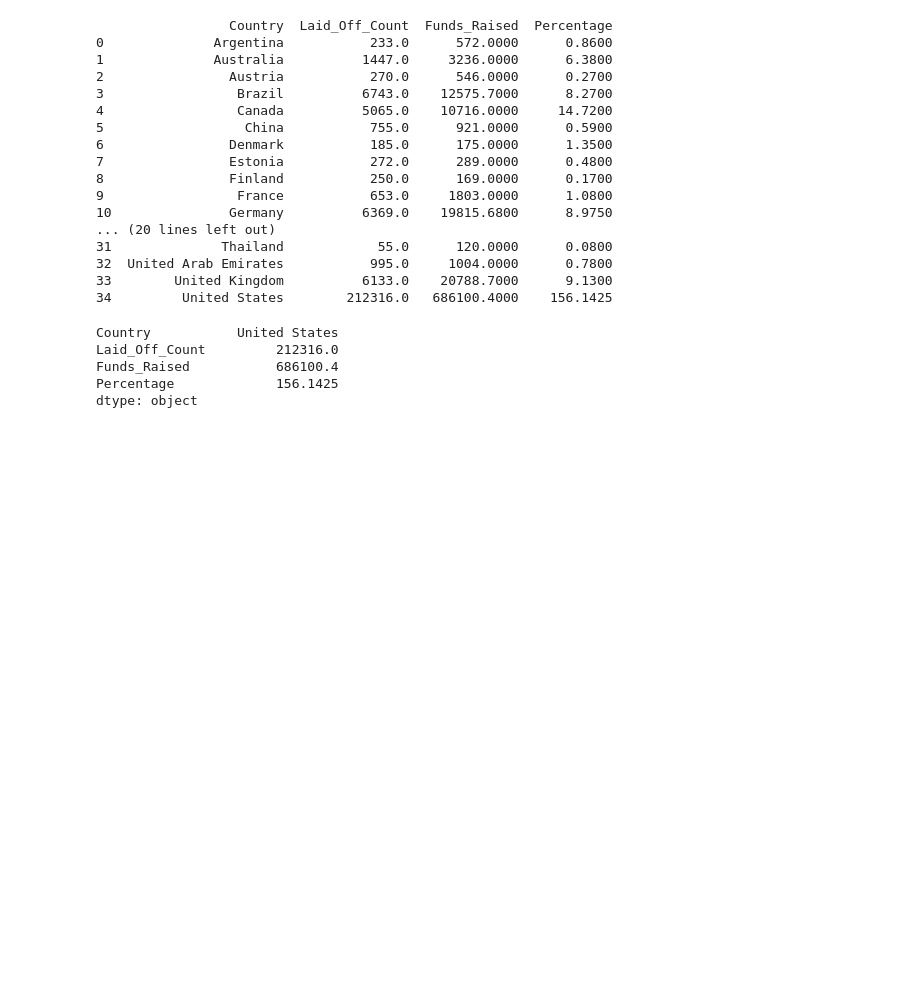
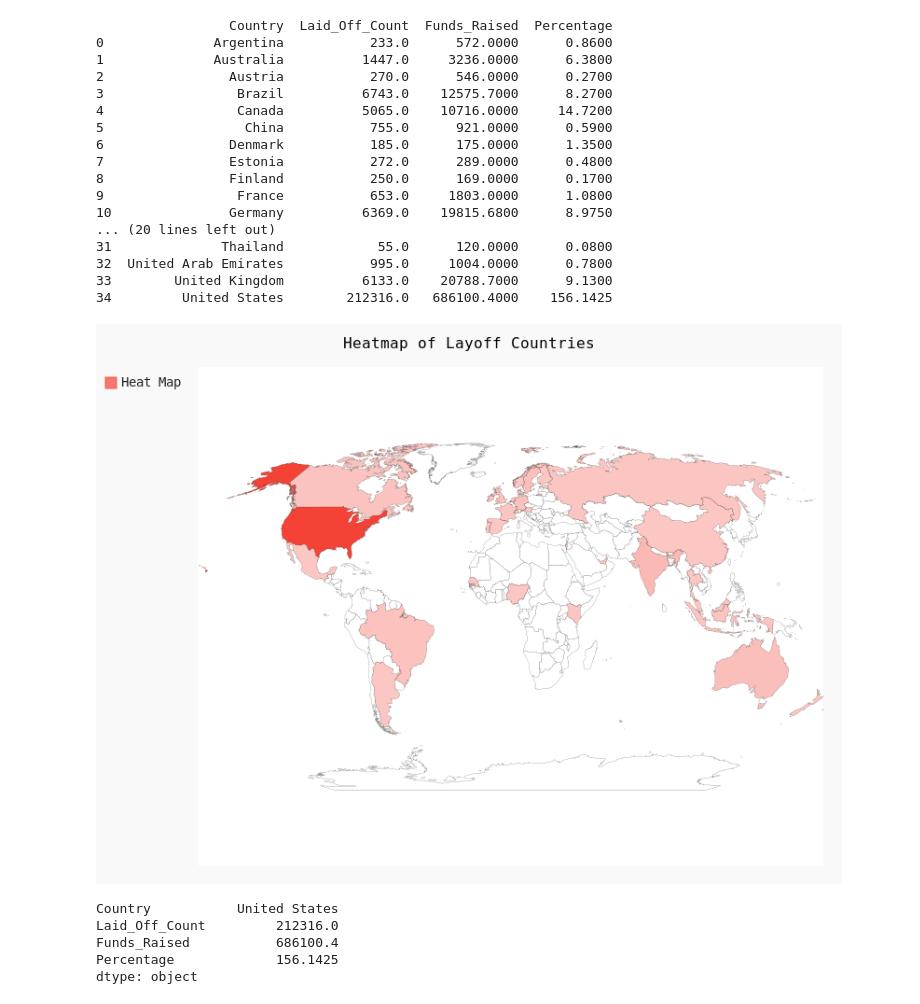
Before and after one commit to ChandaSourav/MachineLearning, a Jupyter notebook: layoffs-dataset.ipynb, the cells around one changed output. Drawn from its saved outputs; the diff is of its cells as text; code cells hidden in the pictures; blank space fills up the shorter version.

```diff
--- a/layoffs-dataset.ipynb
+++ b/layoffs-dataset.ipynb
@@ -225,3 +216,45 @@ print(df_country)
 32  United Arab Emirates           995.0     1004.0000      0.7800
 33        United Kingdom          6133.0    20788.7000      9.1300
 34         United States        212316.0   686100.4000    156.1425
+# %%
+worldmap = World()
+worldmap.title = 'Heatmap of Layoff Countries'
+worldmap.add('Heat Map', {
+    'fr' : 653,
+    'us' : 212316,
+    'gb' : 6133,
+    'ie' : 366,
+    'ca' : 5065,
+    'in' : 20811,
+    'nz' : 825,
+    'au' : 11447,
+    'br' : 6743,
+    'se' : 10582,
+    'de' : 6369,
+    'il' : 2387,
+    'id' : 2721,
+    'ee' : 272,
+    'es' : 250,
+    'sg' : 3795,
+    'cn' : 755,
+    'ar' : 233,
+    'ng' : 970,
+    'ke' : 349,
+    'no' : 140,
+    'dk' : 185,
+    'th' : 55,
+    'sn' : 300,
+    'hk' : 730,
+    'ae' : 995,
+    'at' : 270,
+    'fi' : 250,
+    'my' : 100,
+    'mx' : 170,
+    'ru' : 400,
+    'sc' : 75,
+    'nl' : 225,
+    'ch' : 62,
+    'pt' : 80
+})
+# %% [output]
+[figure, added]
```
Also changed, not shown: parts of 8 cells of this notebook.
